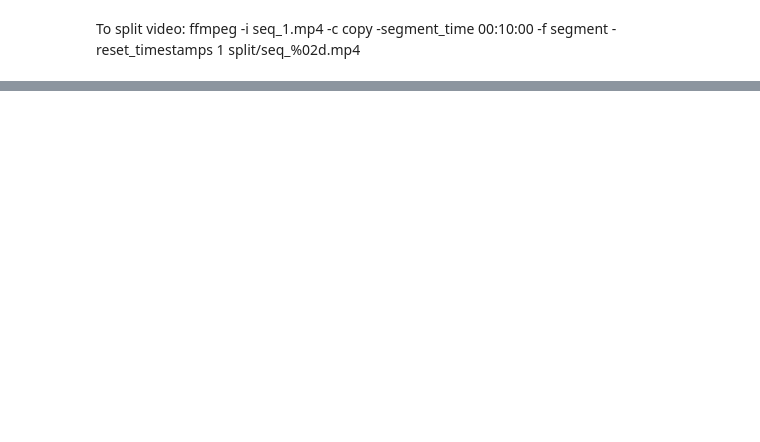
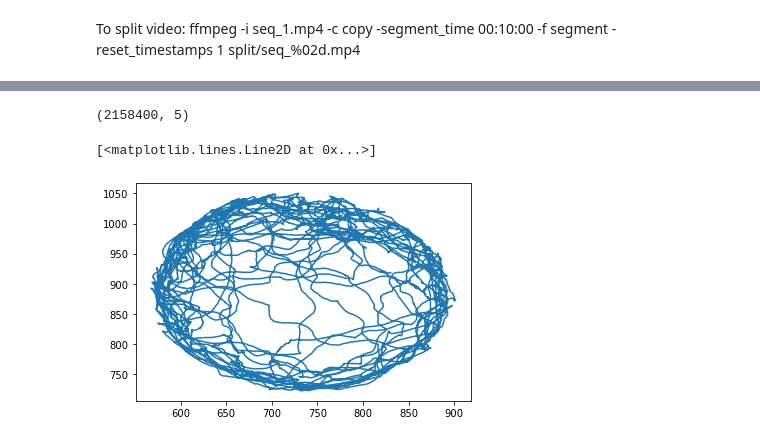
Before and after one commit to nicolaseberle/flyTracker, a Jupyter notebook: dev/multivideo/local_threshold.ipynb, the cells around one changed output, grey strips where cells are left out. Drawn from its saved outputs; the diff is of its cells as text; code cells hidden in the pictures; blank space fills up the shorter version.

```diff
--- a/dev/multivideo/local_threshold.ipynb
+++ b/dev/multivideo/local_threshold.ipynb
@@ -114,3 +151,13 @@ Wall time: 1min 6s
+# %%
+df.shape
+# %% [output]
+(2158400, 5)
+# %%
+ID = 30
+plt.plot(df.query(f"ID=={ID}")["x"], df.query(f"ID=={ID}")["y"], '-')
+# %% [output]
+[<matplotlib.lines.Line2D at 0x...>]
+[figure, added]
 # %%
 min_frame = 0
 for ID in df.ID.unique():
```
Also changed, not shown: parts of 32 cells of this notebook, 6 other files.
